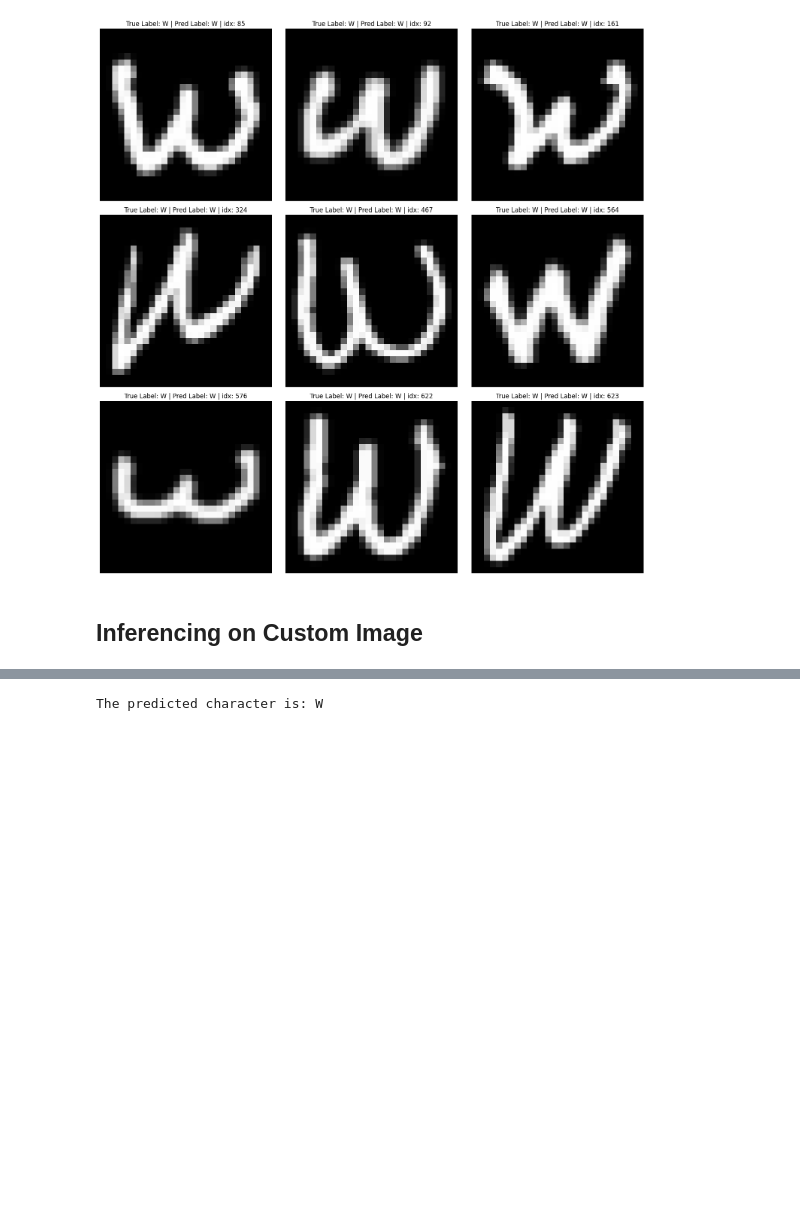
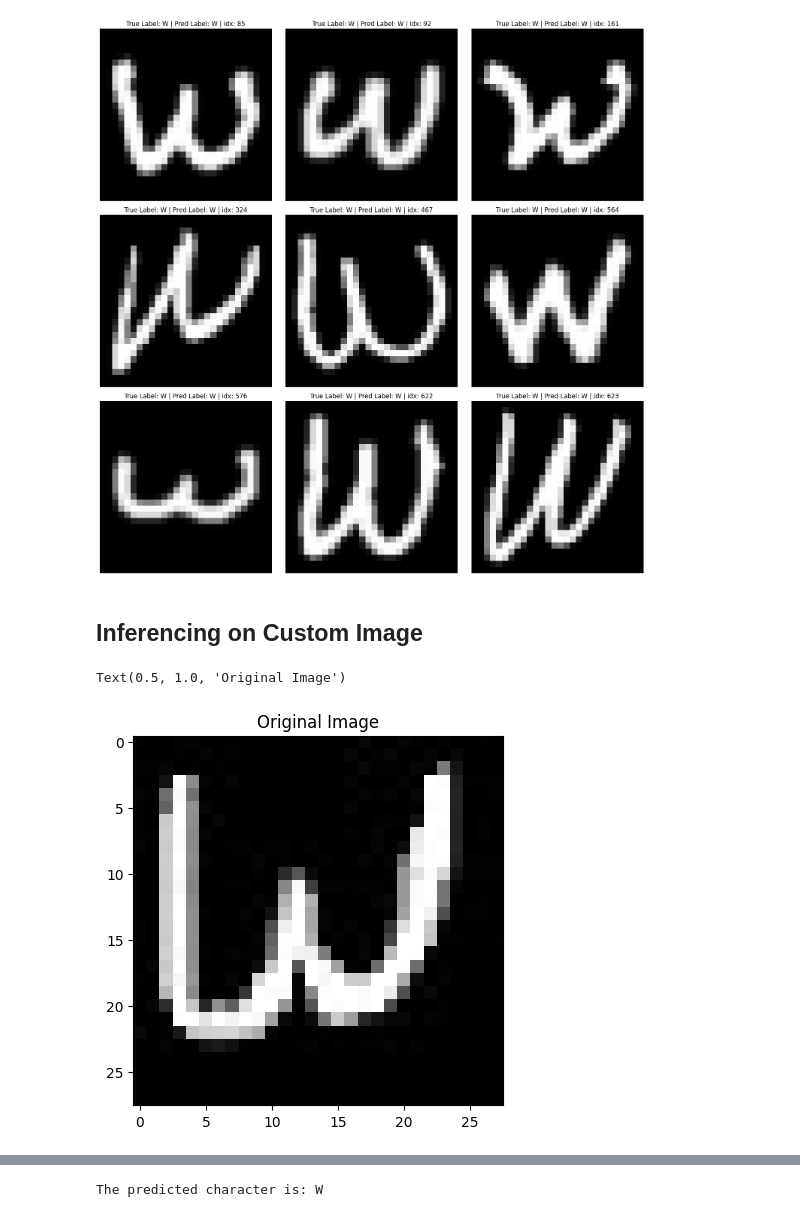
Before and after one commit to Bikash9841/AI-Trainee---Week_5, a Jupyter notebook: MultiLayer_Multiclass_Classification.ipynb, the cells around one changed output, grey strips where cells are left out. Cells and saved outputs as stored; diff of their text form; code cells hidden in the pictures; blank space fills up the shorter version.

```diff
--- a/MultiLayer_Multiclass_Classification.ipynb
+++ b/MultiLayer_Multiclass_Classification.ipynb
@@ -358,4 +358,11 @@ plt.show()
 [figure]
 # %% [markdown]
 ## Inferencing on Custom Image
+# %%
+inf_img=torch.tensor(plt.imread('image4.jpeg'))
+plt.imshow(inf_img)
+plt.title("Original Image")
+# %% [output]
+Text(0.5, 1.0, 'Original Image')
+[figure, added]
 # %%
```
Also changed, not shown: parts of 9 cells of this notebook.
